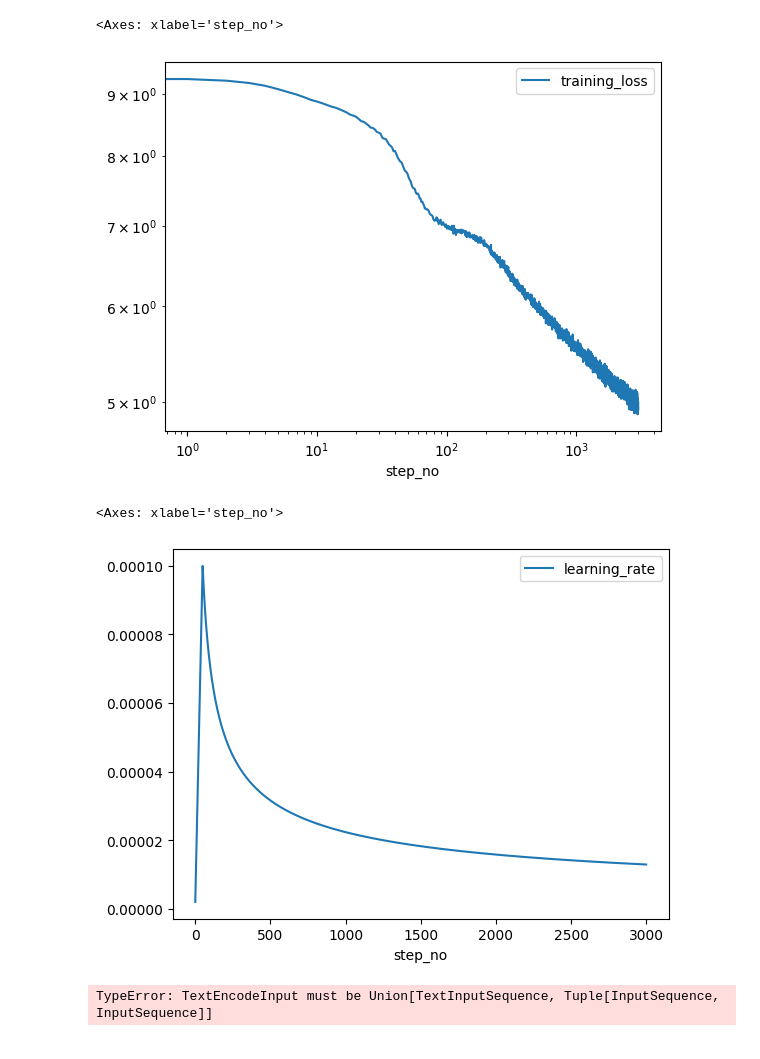
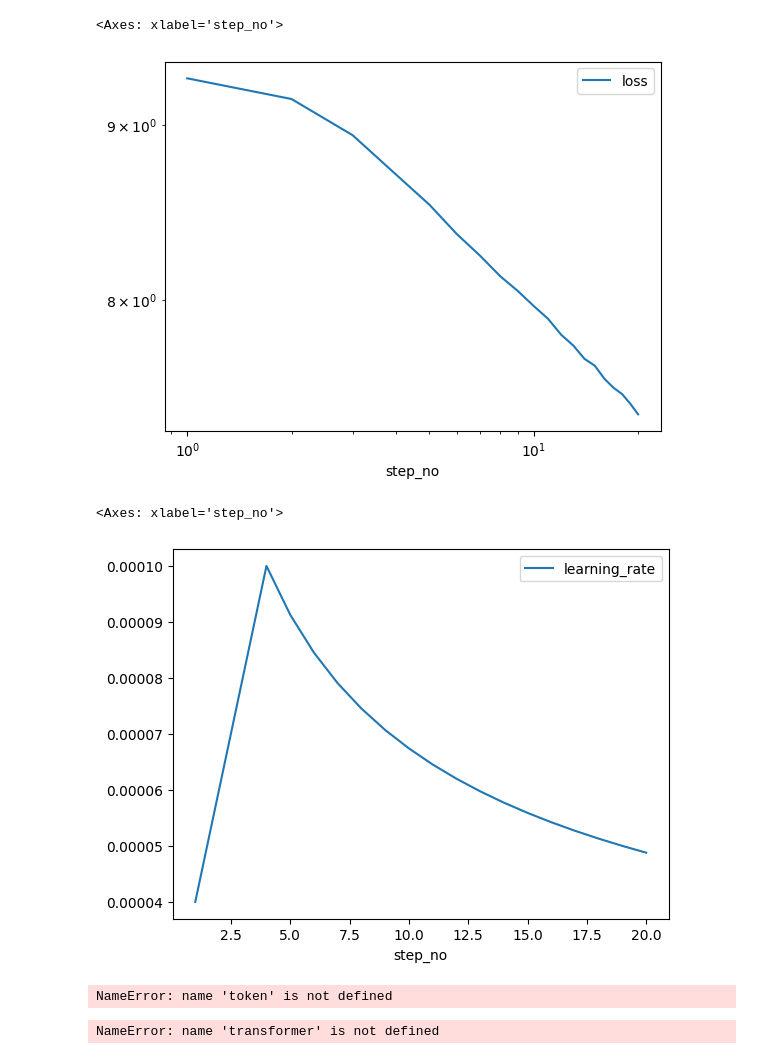
Before and after one commit to mdpead/en-cy-translation, a Jupyter notebook: notebooks/validation.ipynb, the cells around one changed output. Drawn from its saved outputs; the diff is of its cells as text; code cells hidden in the pictures.

```diff
--- a/notebooks/validation.ipynb
+++ b/notebooks/validation.ipynb
@@ -9,6 +9,6 @@ from src import generation, model, token, datasets
 # %%
-MODEL_DIR = './models'
-MODEL_RUN = None
+MODEL_DIR = './runs'
+MODEL_RUN = 'base'
 DEVICE = torch.device('cuda' if torch.cuda.is_available() else 'cpu')
 # %%
 def load_assets(model_dir, model_run=None):
@@ -45,16 +49,18 @@ results_df
 # %%
-results_df.plot(x="step_no", y="training_loss", loglog=True)
+results_df.loc[lambda x: x['type'] == 'train'].plot(x="step_no", y="loss", loglog=True)
 # %% [output]
 <Axes: xlabel='step_no'>
-[figure, old version]
+[figure, new version]
 # %%
-results_df.plot(x="step_no", y="learning_rate")
+results_df.loc[lambda x: x['type'] == 'train'].plot(x="step_no", y="learning_rate")
 # %% [output]
 <Axes: xlabel='step_no'>
-[figure, old version]
+[figure, new version]
 # %%
 tokenizers = token.get_tokenizers(None, config)
 transformer = model.build_transformer(config)
+# %% [output]
+NameError: name 'token' is not defined
 # %%
 translated = generation.generate_texts(
     transformer,
@@ -64,4 +70,4 @@ translated = generation.generate_texts(
     device=DEVICE
 )
 # %% [output]
-TypeError: TextEncodeInput must be Union[TextInputSequence, Tuple[InputSequence, InputSequence]]
+NameError: name 'transformer' is not defined
```
Also changed, not shown: parts of 2 cells of this notebook, 5 other files.
